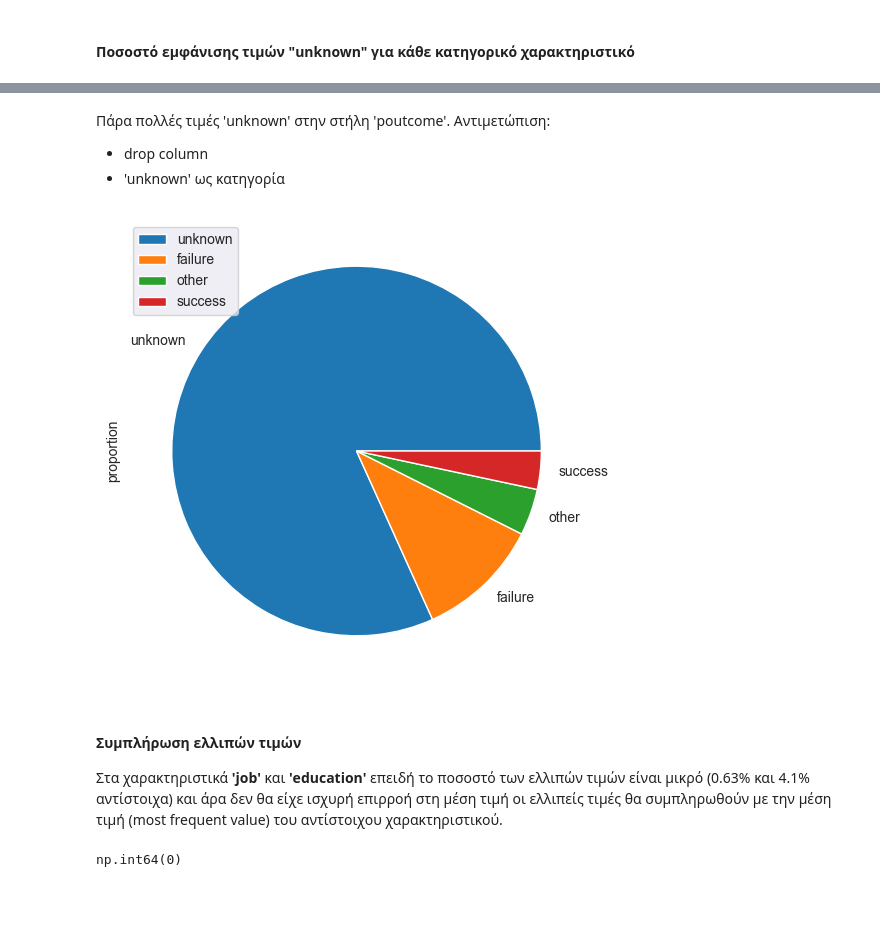
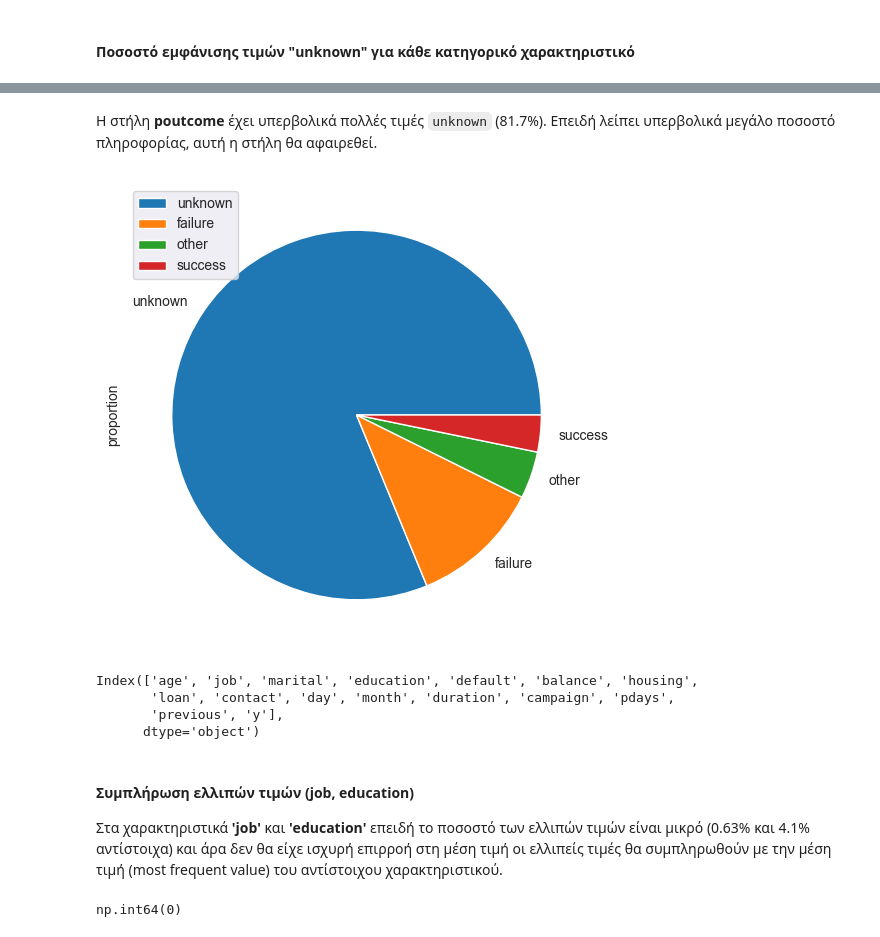
Before and after one commit to chMastellou/Data_Analysis_Assignment_2024, a Jupyter notebook: data_preprocessing/data_preprocessing.ipynb, the cells around one changed output, grey strips where cells are left out. Drawn from its saved outputs; the diff is of its cells as text; code cells hidden in the pictures; blank space fills up the shorter version.

```diff
--- a/data_preprocessing/data_preprocessing.ipynb
+++ b/data_preprocessing/data_preprocessing.ipynb
@@ -259,0 +225,9 @@ Name: balance, dtype: float64
+# %%
+clean_data['default'] = clean_data['default'].map({'yes': 1, 'no': 0})
+clean_data['housing'] = clean_data['housing'].map({'yes': 1, 'no': 0})
+clean_data['loan'] = clean_data['loan'].map({'yes': 1, 'no': 0})
+clean_data['y'] = clean_data['y'].map({'yes': 1, 'no': 0})
+clean_data.default = clean_data.default.astype('bool')
+clean_data.housing = clean_data.housing.astype('bool')
+clean_data.loan = clean_data.loan.astype('bool')
+clean_data.y = clean_data.y.astype('bool')
@@ -357,19 +313,24 @@ poutcome     81.747805
 dtype: float64
-# %% [markdown]
-Πάρα πολλές τιμές 'unknown' στην στήλη 'poutcome'.
-Αντιμετώπιση:
-- drop column
-- 'unknown' ως κατηγορία
+# %% [markdown]
+Η στήλη **poutcome** έχει υπερβολικά πολλές τιμές `unknown` (81.7%). Επειδή λείπει υπερβολικά μεγάλο ποσοστό πληροφορίας, αυτή η στήλη θα αφαιρεθεί.
 # %%
-out = categorical_columns.poutcome.value_counts(sort=True, normalize=True)
+out = clean_data.poutcome.value_counts(sort=True, normalize=True)
 
 fig, ax = plt.subplots(1,1, figsize=(6,6))
 out.plot.pie(legend=True, ax=ax)
 plt.show()
 # %% [output]
-[figure, old version]
+[figure, new version]
+# %%
+clean_data = clean_data.drop(columns=['poutcome'], axis=1)
+clean_data.columns
+# %% [output]
+Index(['age', 'job', 'marital', 'education', 'default', 'balance', 'housing',
+       'loan', 'contact', 'day', 'month', 'duration', 'campaign', 'pdays',
+       'previous', 'y'],
+      dtype='object')
 # %% [markdown]
-#### Συμπλήρωση ελλιπών τιμών
+#### Συμπλήρωση ελλιπών τιμών (job, education)
 Στα χαρακτηριστικά **'job'** και **'education'** επειδή το ποσοστό των ελλιπών τιμών είναι μικρό (0.63% και 4.1% αντίστοιχα) και άρα δεν θα είχε ισχυρή επιρροή στη μέση τιμή οι ελλιπείς τιμές θα συμπληρωθούν με την μέση τιμή (most frequent value) του αντίστοιχου χαρακτηριστικού.
 # %%
 # Calculate the mode of the 'job' column
```
Also changed, not shown: parts of 45 cells of this notebook.
